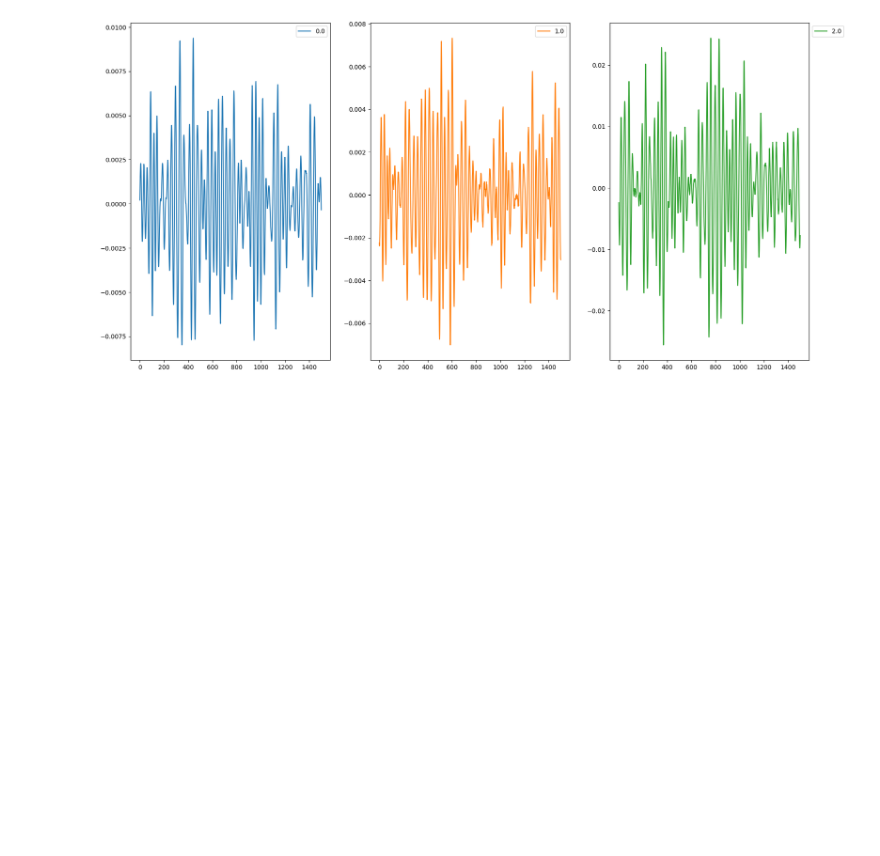
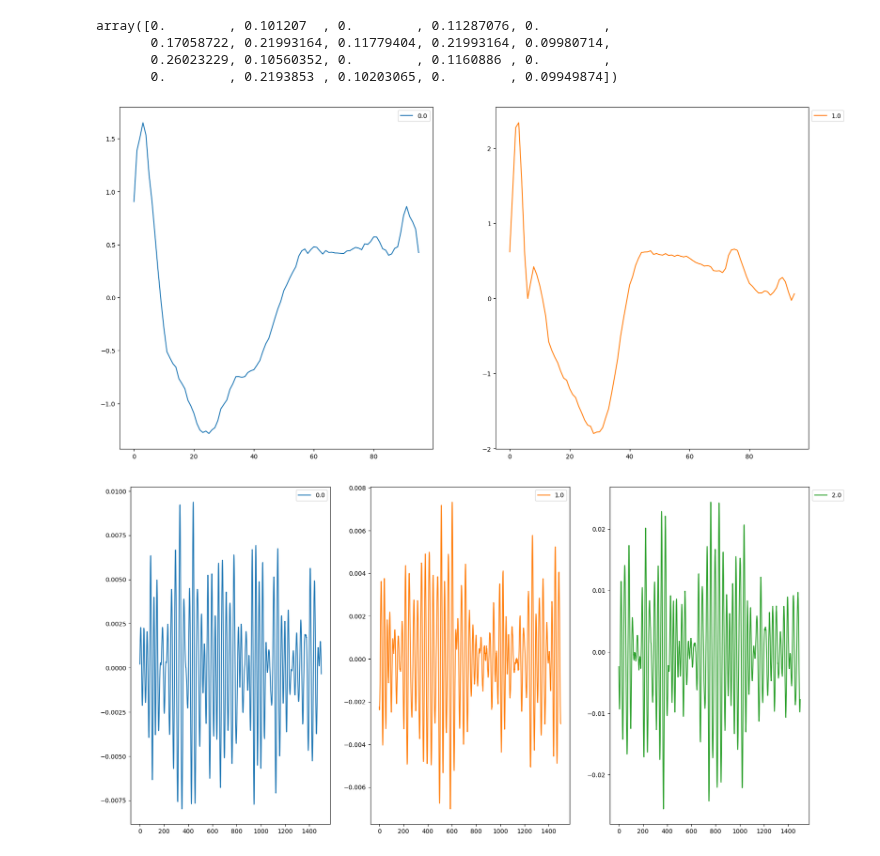
Before and after one commit to aimclub/Fedot.Industrial, a Jupyter notebook: examples/tutorial/time_series/ts_classification/classification_example_advanced.ipynb, the cells around one changed output. Saved outputs shown, nothing was run; the diff lists cells and outputs as text; code cells hidden in the pictures; blank space fills up the shorter version.

```diff
--- a/examples/tutorial/time_series/ts_classification/classification_example_advanced.ipynb
+++ b/examples/tutorial/time_series/ts_classification/classification_example_advanced.ipynb
@@ -312,0 +54,6 @@ feature_matrix = feature_extractor.fit(emg_dataset[0])
+# %%
+ECG = 'ECG200'
+topological_model = ['topological_extractor', 'rf']
+recurrence_model = ['recurrence_extractor', 'quantile_extractor', 'rf']
+# %%
+ecg_dataset = pipeline_creator.create_input_data(ECG)
@@ -312,0 +110,11 @@ feature_matrix = feature_extractor.fit(emg_dataset[0])
+# %%
+np.std(scaled_features,axis=0)
+# %% [output]
+array([0.        , 0.101207  , 0.        , 0.11287076, 0.        ,
+       0.17058722, 0.21993164, 0.11779404, 0.21993164, 0.09980714,
+       0.26023229, 0.10560352, 0.        , 0.1160886 , 0.        ,
+       0.        , 0.2193853 , 0.10203065, 0.        , 0.09949874])
+# %%
+plot_mean_sample(ecg_dataset[0].features,ecg_dataset[0].target)
+# %% [output]
+[figure, added]
```
Also changed, not shown: parts of 49 cells of this notebook, 11 other files.
